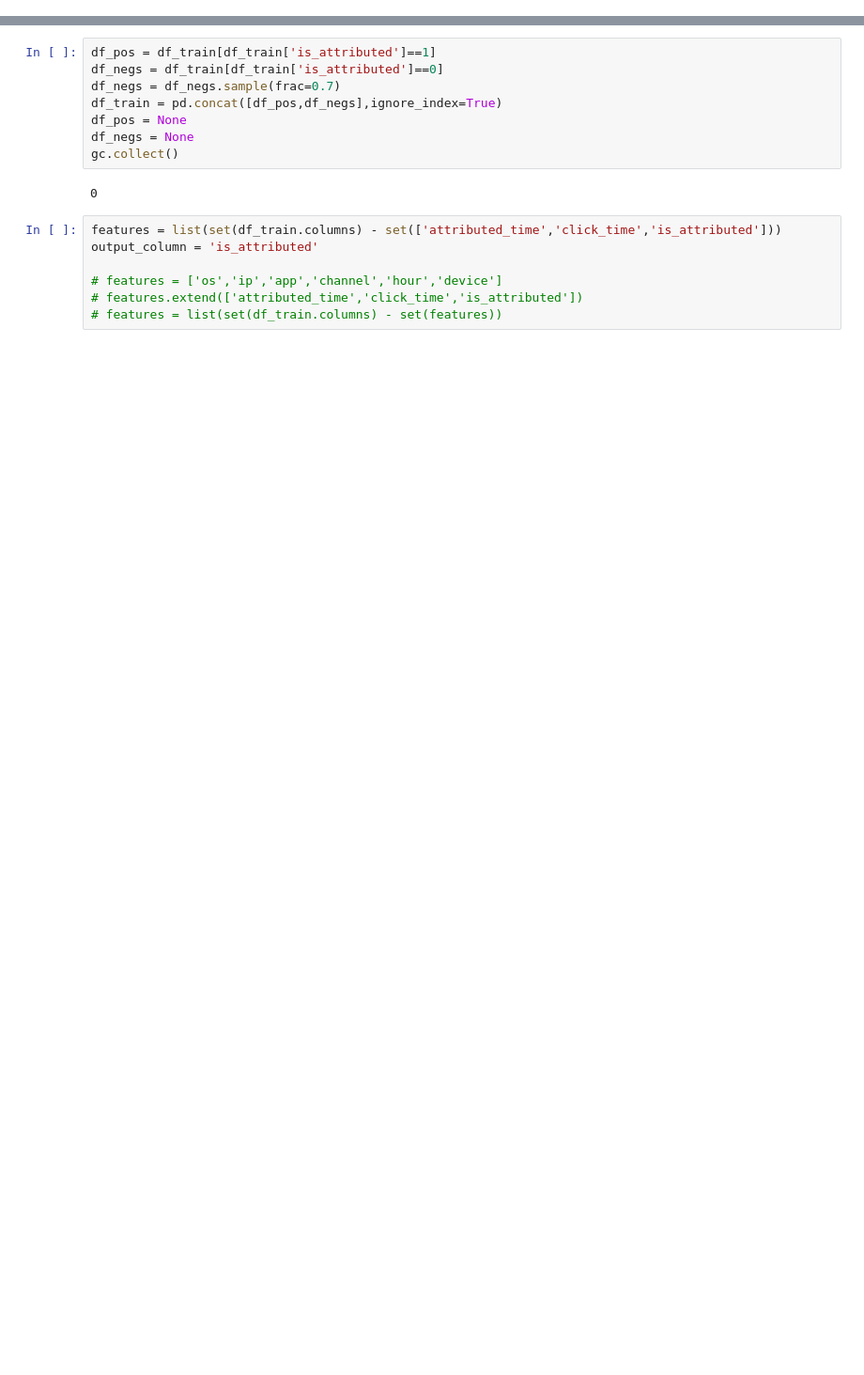
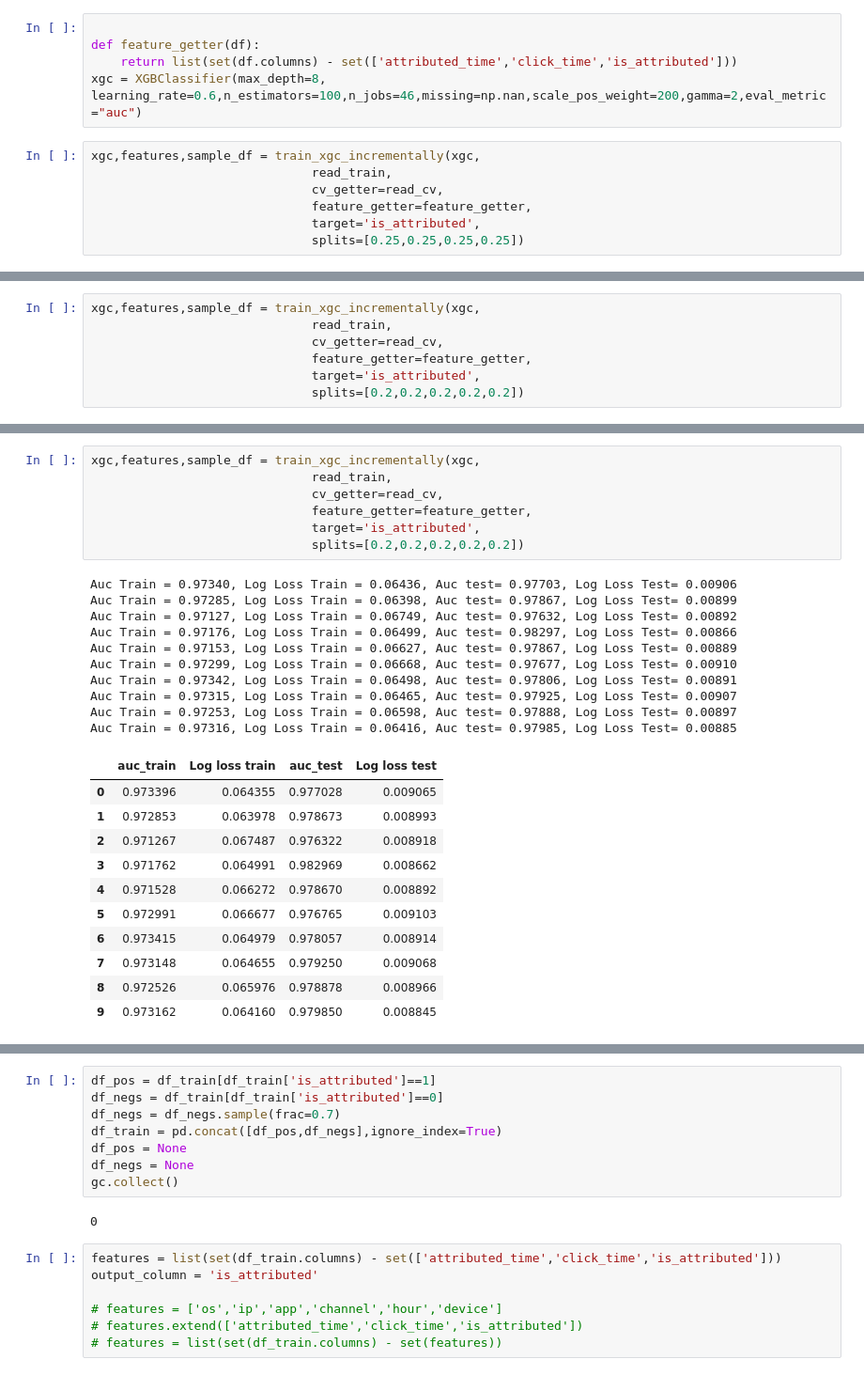
Before and after one commit to faizanahemad/data-science, a Jupyter notebook: kaggle/talkingdata-adtracking-fraud-detection/Model1.ipynb, the cells around one changed output, grey strips where cells are left out. Shown: that part at 94% size. Saved outputs shown, nothing was run; the diff lists cells and outputs as text; blank space fills up the shorter version.

```diff
--- a/kaggle/talkingdata-adtracking-fraud-detection/Model1.ipynb
+++ b/kaggle/talkingdata-adtracking-fraud-detection/Model1.ipynb
@@ -73,0 +180,12 @@ import dask.dataframe as dd
+# %%
+
+def feature_getter(df):
+    return list(set(df.columns) - set(['attributed_time','click_time','is_attributed']))
+xgc = XGBClassifier(max_depth=8, learning_rate=0.6,n_estimators=100,n_jobs=46,missing=np.nan,scale_pos_weight=200,gamma=2,eval_metric="auc")
+# %%
+xgc,features,sample_df = train_xgc_incrementally(xgc,
+                              read_train,
+                              cv_getter=read_cv,
+                              feature_getter=feature_getter,
+                              target='is_attributed',
+                              splits=[0.25,0.25,0.25,0.25])
@@ -73,0 +202,7 @@ import dask.dataframe as dd
+# %%
+xgc,features,sample_df = train_xgc_incrementally(xgc,
+                              read_train,
+                              cv_getter=read_cv,
+                              feature_getter=feature_getter,
+                              target='is_attributed',
+                              splits=[0.2,0.2,0.2,0.2,0.2])
@@ -74,2 +221,31 @@ import dask.dataframe as dd
+# %%
+xgc,features,sample_df = train_xgc_incrementally(xgc,
+                              read_train,
+                              cv_getter=read_cv,
+                              feature_getter=feature_getter,
+                              target='is_attributed',
+                              splits=[0.2,0.2,0.2,0.2,0.2])
+# %% [output]
+Auc Train = 0.97340, Log Loss Train = 0.06436, Auc test= 0.97703, Log Loss Test= 0.00906
+Auc Train = 0.97285, Log Loss Train = 0.06398, Auc test= 0.97867, Log Loss Test= 0.00899
+Auc Train = 0.97127, Log Loss Train = 0.06749, Auc test= 0.97632, Log Loss Test= 0.00892
+Auc Train = 0.97176, Log Loss Train = 0.06499, Auc test= 0.98297, Log Loss Test= 0.00866
+Auc Train = 0.97153, Log Loss Train = 0.06627, Auc test= 0.97867, Log Loss Test= 0.00889
+Auc Train = 0.97299, Log Loss Train = 0.06668, Auc test= 0.97677, Log Loss Test= 0.00910
+Auc Train = 0.97342, Log Loss Train = 0.06498, Auc test= 0.97806, Log Loss Test= 0.00891
+Auc Train = 0.97315, Log Loss Train = 0.06465, Auc test= 0.97925, Log Loss Test= 0.00907
+Auc Train = 0.97253, Log Loss Train = 0.06598, Auc test= 0.97888, Log Loss Test= 0.00897
+Auc Train = 0.97316, Log Loss Train = 0.06416, Auc test= 0.97985, Log Loss Test= 0.00885
+|  | auc_train | Log loss train | auc_test | Log loss test |
+| 0 | 0.973396 | 0.064355 | 0.977028 | 0.009065 |
+| 1 | 0.972853 | 0.063978 | 0.978673 | 0.008993 |
+| 2 | 0.971267 | 0.067487 | 0.976322 | 0.008918 |
+| 3 | 0.971762 | 0.064991 | 0.982969 | 0.008662 |
+| 4 | 0.971528 | 0.066272 | 0.978670 | 0.008892 |
+| 5 | 0.972991 | 0.066677 | 0.976765 | 0.009103 |
+| 6 | 0.973415 | 0.064979 | 0.978057 | 0.008914 |
+| 7 | 0.973148 | 0.064655 | 0.979250 | 0.009068 |
+| 8 | 0.972526 | 0.065976 | 0.978878 | 0.008966 |
+| 9 | 0.973162 | 0.064160 | 0.979850 | 0.008845 |
 # %%
 
```
Also changed, not shown: parts of 41 cells of this notebook, 2 other files.
